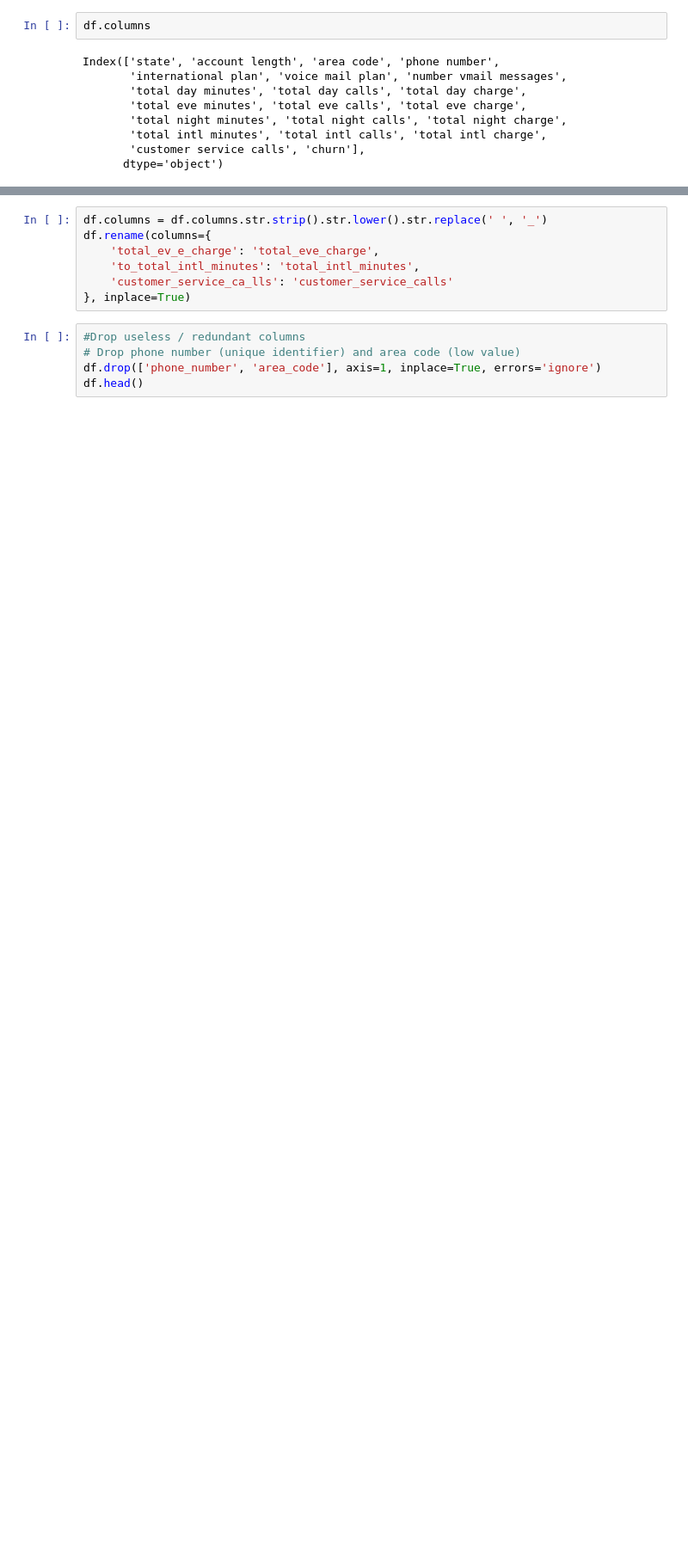
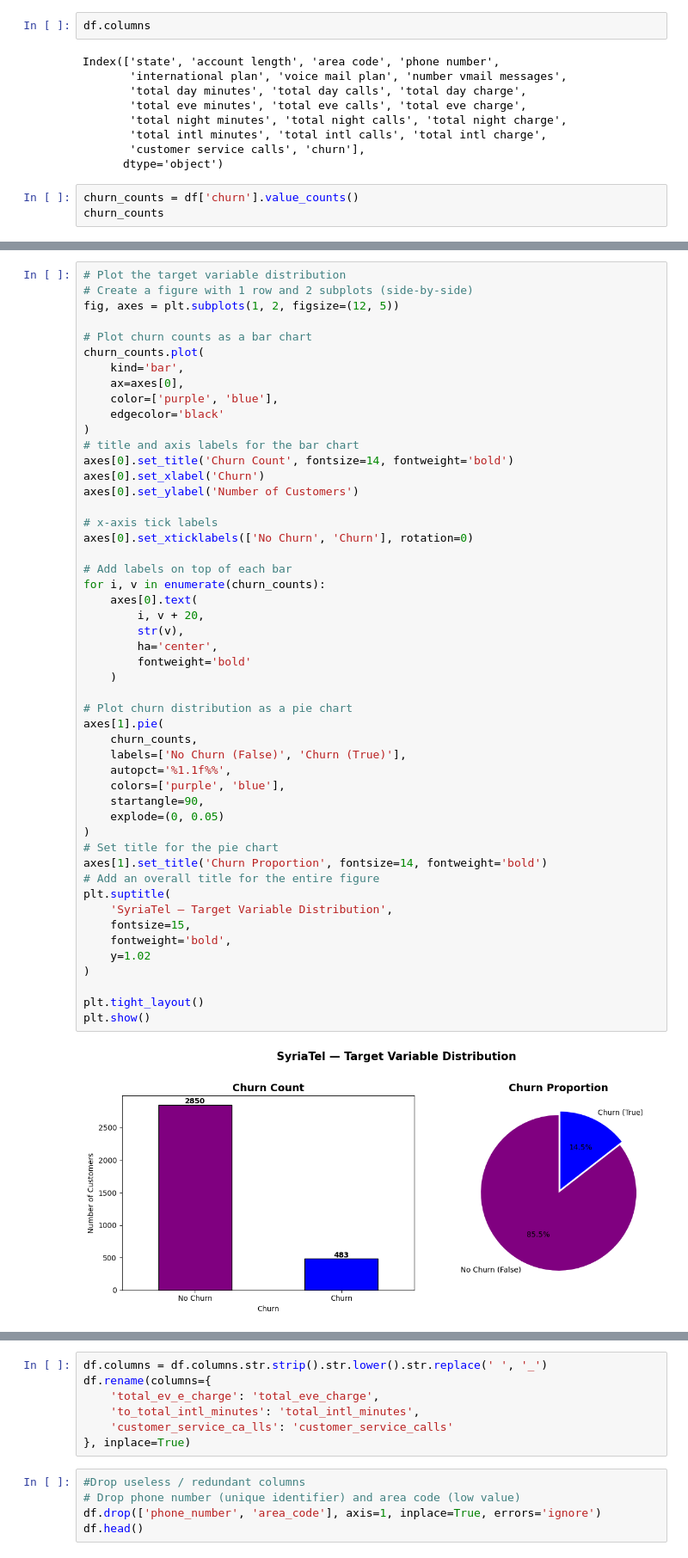
Before and after one commit to K-OK27/phase_3-project, a Jupyter notebook: churn.ipynb, the cells around one changed output, grey strips where cells are left out. Shown at 86% size. Drawn from its saved outputs; the diff is of its cells as text; blank space fills up the shorter version.

```diff
--- a/churn.ipynb
+++ b/churn.ipynb
@@ -51,3 +91,6 @@ Index(['state', 'account length', 'area code', 'phone number',
        'total intl minutes', 'total intl calls', 'total intl charge',
        'customer service calls', 'churn'],
       dtype='object')
+# %%
+churn_counts = df['churn'].value_counts()
+churn_counts
@@ -53,0 +102,52 @@ Index(['state', 'account length', 'area code', 'phone number',
+# %%
+# Plot the target variable distribution
+# Create a figure with 1 row and 2 subplots (side-by-side)
+fig, axes = plt.subplots(1, 2, figsize=(12, 5))
+
+# Plot churn counts as a bar chart
+churn_counts.plot(
+    kind='bar',
+    ax=axes[0],
+    color=['purple', 'blue'],
+    edgecolor='black'
+)
+# title and axis labels for the bar chart
+axes[0].set_title('Churn Count', fontsize=14, fontweight='bold')
+axes[0].set_xlabel('Churn')
+axes[0].set_ylabel('Number of Customers')
+
+# x-axis tick labels
+axes[0].set_xticklabels(['No Churn', 'Churn'], rotation=0)
+
+# Add labels on top of each bar
+for i, v in enumerate(churn_counts):
+    axes[0].text(
+        i, v + 20,
+        str(v),
+        ha='center',
+        fontweight='bold'
+    )
+
+# Plot churn distribution as a pie chart
+axes[1].pie(
+    churn_counts,
+    labels=['No Churn (False)', 'Churn (True)'],
+    autopct='%1.1f%%',
+    colors=['purple', 'blue'],
+    startangle=90,
+    explode=(0, 0.05)
+)
+# Set title for the pie chart
+axes[1].set_title('Churn Proportion', fontsize=14, fontweight='bold')
+# Add an overall title for the entire figure
+plt.suptitle(
+    'SyriaTel — Target Variable Distribution',
+    fontsize=15,
+    fontweight='bold',
+    y=1.02
+)
+
+plt.tight_layout()
+plt.show()
+# %% [output]
+[figure, added]
```
Also changed, not shown: parts of 23 cells of this notebook.
